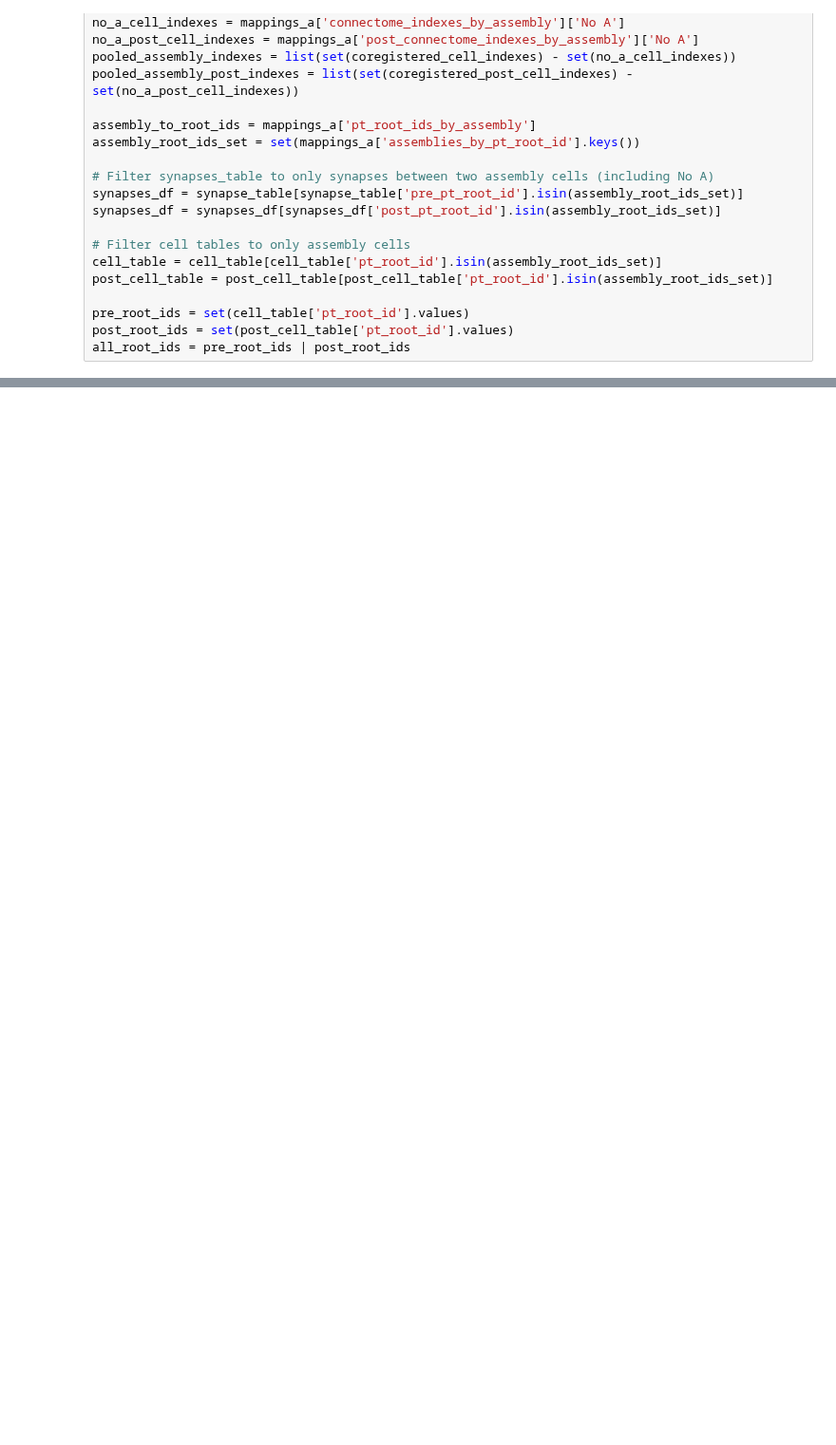
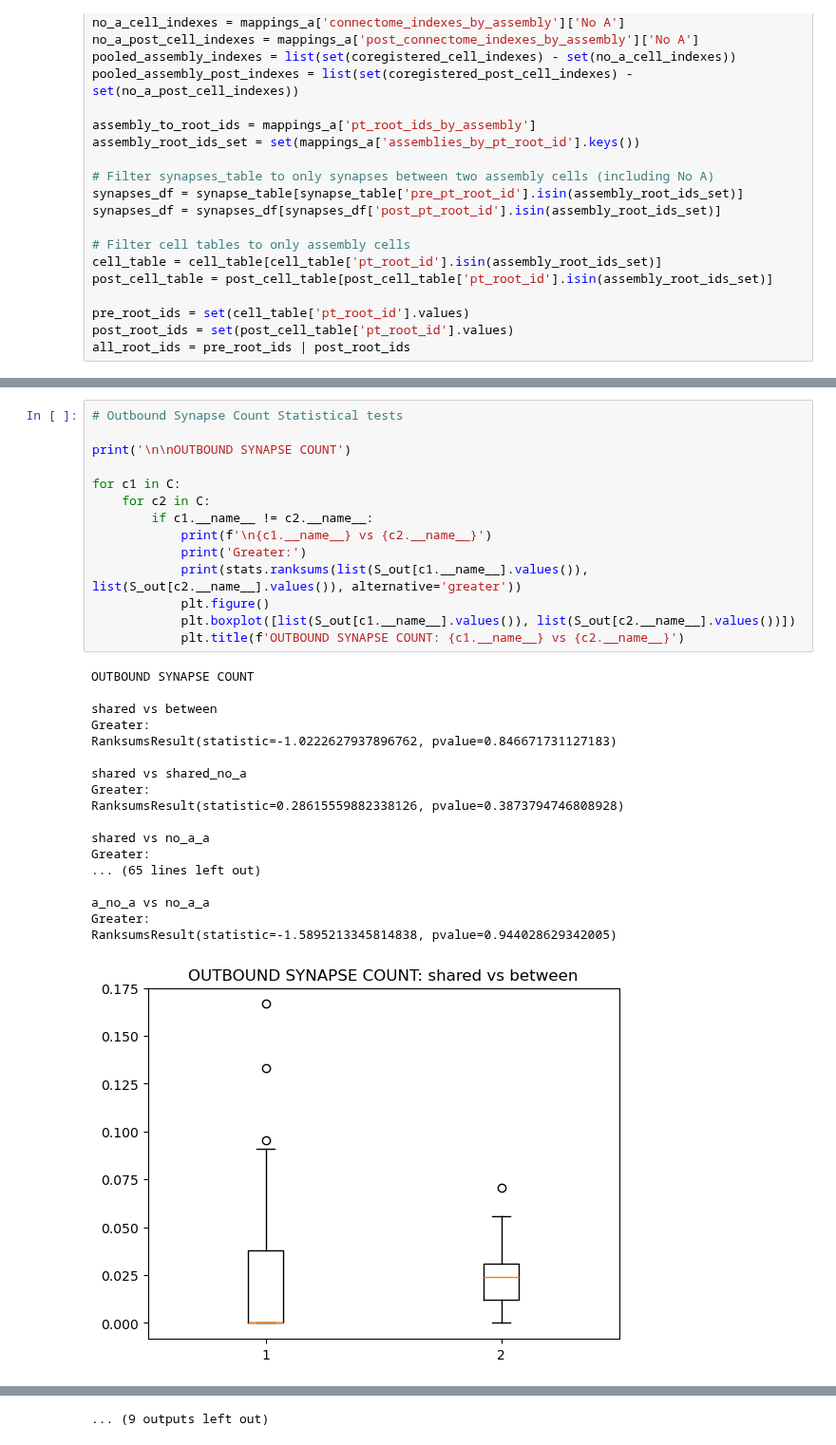
Before and after one commit to Jawagnercarena/Assembly_Organization, a Jupyter notebook: files_to_discuss/stefan_b_monosynaptic_analysis_by_sets.ipynb, the cells around one changed output, grey strips where cells are left out. Shown at 95% size. Saved outputs shown, nothing was run; the diff lists cells and outputs as text; blank space fills up the shorter version.

```diff
--- a/files_to_discuss/stefan_b_monosynaptic_analysis_by_sets.ipynb
+++ b/files_to_discuss/stefan_b_monosynaptic_analysis_by_sets.ipynb
@@ -272 +286,34 @@ RanksumsResult(statistic=-2.0582263434965364, pvalue=0.019784205462226305)
 ... (9 outputs left out)
+# %%
+# Outbound Synapse Count Statistical tests
+
+print('\n\nOUTBOUND SYNAPSE COUNT')
+
+for c1 in C:
+    for c2 in C:
+        if c1.__name__ != c2.__name__:
+            print(f'\n{c1.__name__} vs {c2.__name__}')
+            print('Greater:')
+            print(stats.ranksums(list(S_out[c1.__name__].values()), list(S_out[c2.__name__].values()), alternative='greater'))
+            plt.figure()
+            plt.boxplot([list(S_out[c1.__name__].values()), list(S_out[c2.__name__].values())])
+            plt.title(f'OUTBOUND SYNAPSE COUNT: {c1.__name__} vs {c2.__name__}')
+# %% [output]
+OUTBOUND SYNAPSE COUNT
+
+shared vs between
+Greater:
+RanksumsResult(statistic=-1.0222627937896762, pvalue=0.846671731127183)
+
+shared vs shared_no_a
+Greater:
+RanksumsResult(statistic=0.28615559882338126, pvalue=0.3873794746808928)
+
+shared vs no_a_a
+Greater:
+... (65 lines left out)
+
+a_no_a vs no_a_a
+Greater:
+RanksumsResult(statistic=-1.5895213345814838, pvalue=0.944028629342005)
+[figure, added]
@@ -272,0 +330 @@ RanksumsResult(statistic=-2.0582263434965364, pvalue=0.019784205462226305)
+... (9 outputs left out)
```
Also changed, not shown: parts of 6 cells of this notebook.
